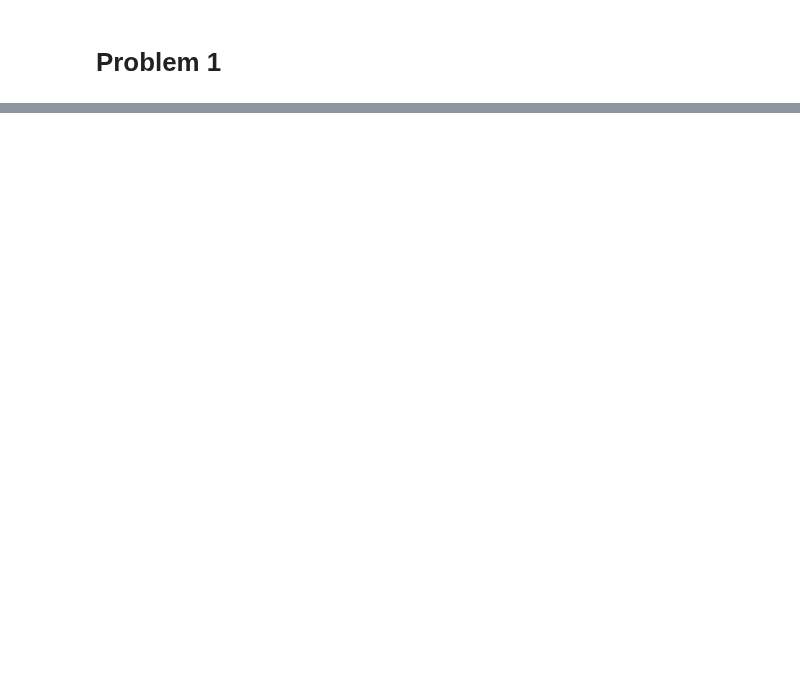
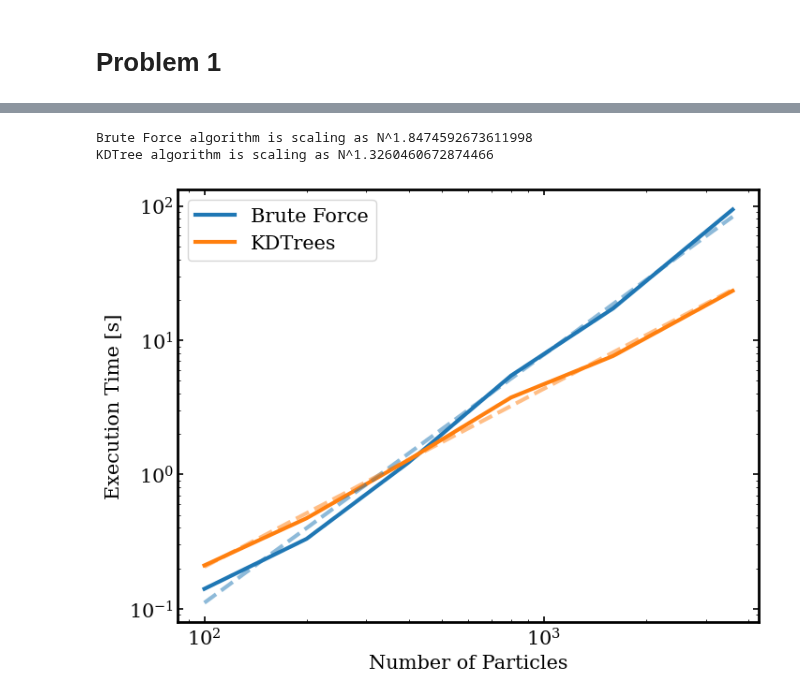
Before and after one commit to ochase10/compute-class, a Jupyter notebook: hw3/hw3.ipynb, the cells around one changed output, grey strips where cells are left out. Saved outputs shown, nothing was run; the diff lists cells and outputs as text; code cells hidden in the pictures; blank space fills up the shorter version.

```diff
--- a/hw3/hw3.ipynb
+++ b/hw3/hw3.ipynb
@@ -95,4 +89,2 @@ def tree_acc(cat, f):
 
     return acc
-# %%
-dat = gen_catalog(1000)
@@ -146,0 +91,23 @@ array([[-1.64574603e-01,  1.39449986e-01,  1.42771985e-02],
+# %%
+brute_times = []
+tree_times = []
+avg_err = []
+
+ns = [100,200,400,800,1600,3600]
+
+for n in ns:
+    dat = gen_catalog(int(n))
+
+    bstart = time.perf_counter()
+    b = brute_acc(dat, soft_grav)
+    brute_times.append(time.perf_counter()-bstart)
+
+    print(f"Finished brute force on {n} particles.")
+
+    treestart = time.perf_counter()
+    t = tree_acc(dat, soft_grav)
+    tree_times.append(time.perf_counter()-treestart)
+
+    print(f"Finished KDTree on {n} particles.")
+
+    avg_err.append(np.mean(np.abs(t-b)/b))
@@ -146,0 +127,23 @@ array([[-1.64574603e-01,  1.39449986e-01,  1.42771985e-02],
+# %%
+bfit = np.polyfit(np.log(ns), np.log(brute_times), deg=1)
+tfit = np.polyfit(np.log(ns), np.log(tree_times), deg=1)
+print(f"Brute Force algorithm is scaling as N^{bfit[0]}")
+print(f"KDTree algorithm is scaling as N^{tfit[0]}")
+# %% [output]
+Brute Force algorithm is scaling as N^1.8474592673611998
+KDTree algorithm is scaling as N^1.3260460672874466
+# %%
+pl.figure(figsize=(8,6))
+pl.loglog(ns, brute_times, label="Brute Force")
+pl.loglog(ns, tree_times, label="KDTrees")
+
+pl.plot(ns, np.exp(bfit[1])*ns**bfit[0],c="C0",ls="--",alpha=0.5)
+pl.plot(ns, np.exp(tfit[1])*ns**tfit[0],c="C1",ls="--",alpha=0.5)
+
+pl.ylabel("Execution Time [s]")
+pl.xlabel("Number of Particles")
+
+pl.legend()
+pl.show()
+# %% [output]
+[figure, added]
```
Also changed, not shown: parts of 19 cells of this notebook, 1 other file.
